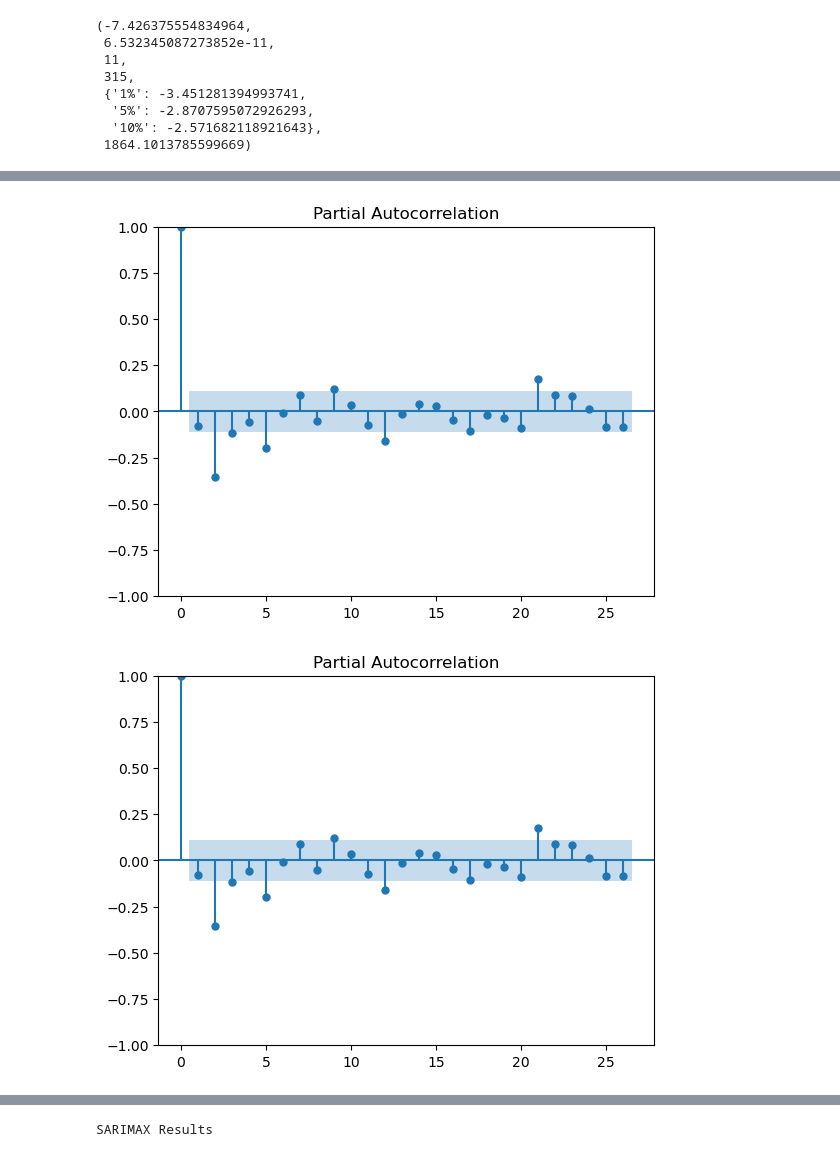
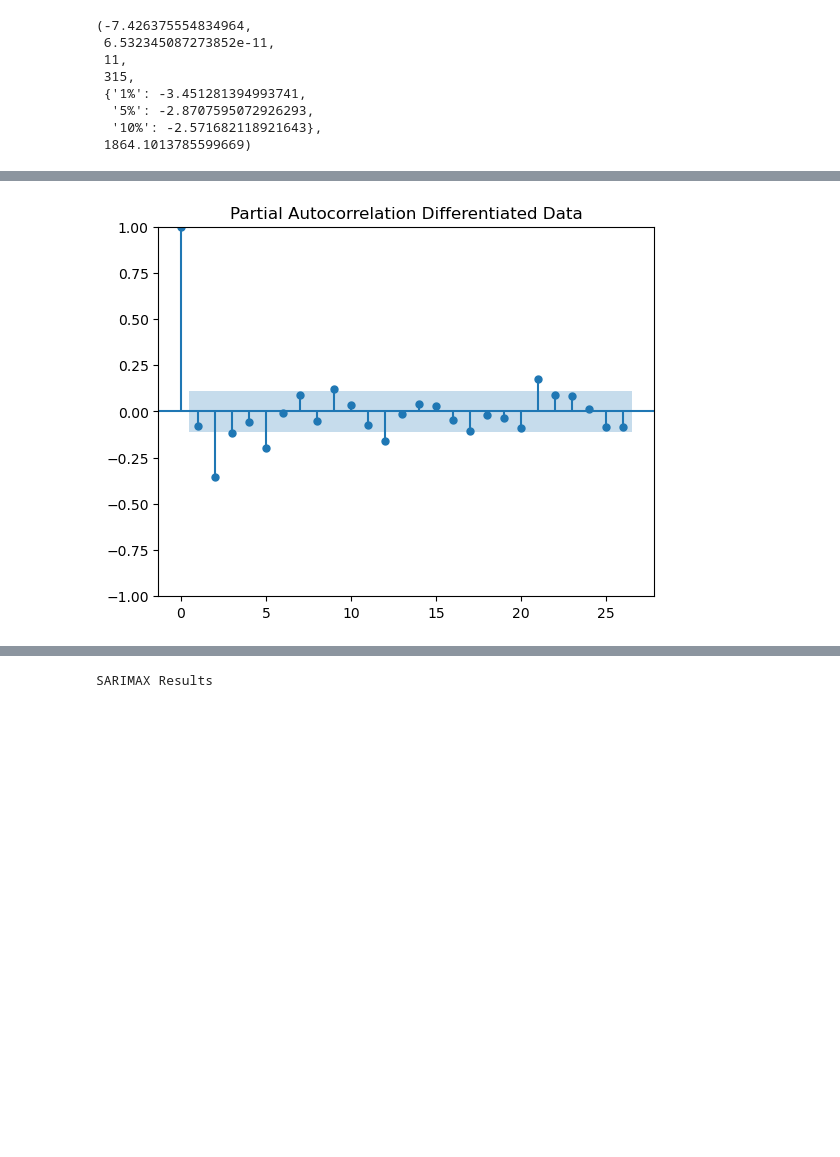
Before and after one commit to Er90Space/IntegratedCA2_ML-DV_CCT, a Jupyter notebook: CA2_ML_Dvis.ipynb, the cells around one changed output, grey strips where cells are left out. Drawn from its saved outputs; the diff is of its cells as text; code cells hidden in the pictures; blank space fills up the shorter version.

```diff
--- a/CA2_ML_Dvis.ipynb
+++ b/CA2_ML_Dvis.ipynb
@@ -276,9 +275,9 @@ plot_acf(train.diff(1).dropna())
 # %%
 # Plot pacf on differentiated train set.
 plot_pacf(train.diff(1).dropna())
+plt.title('Partial Autocorrelation Differentiated Data');
 # %% [output]
-[figure, old version]
+[figure, new version]
-[figure, removed]
 # %%
 # Create a grid search for parameters in the SARIMA model.
 aicVals = []
```
Also changed, not shown: parts of 6 cells of this notebook, 3 other files.
